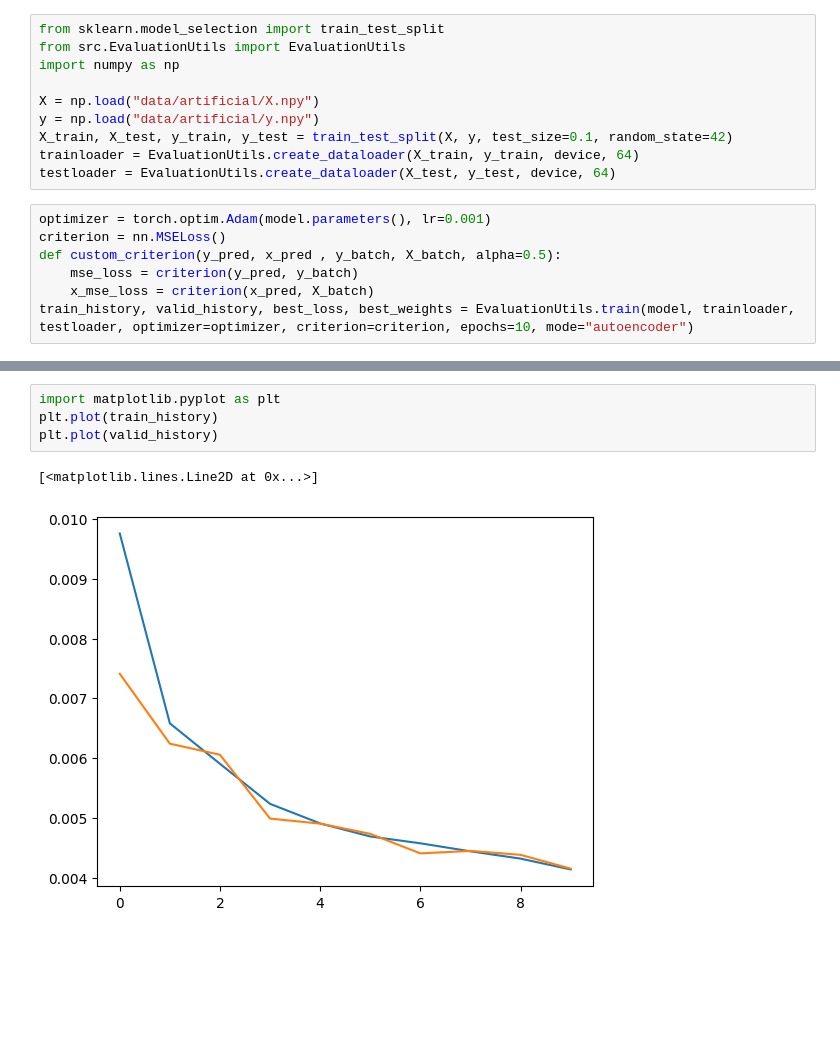
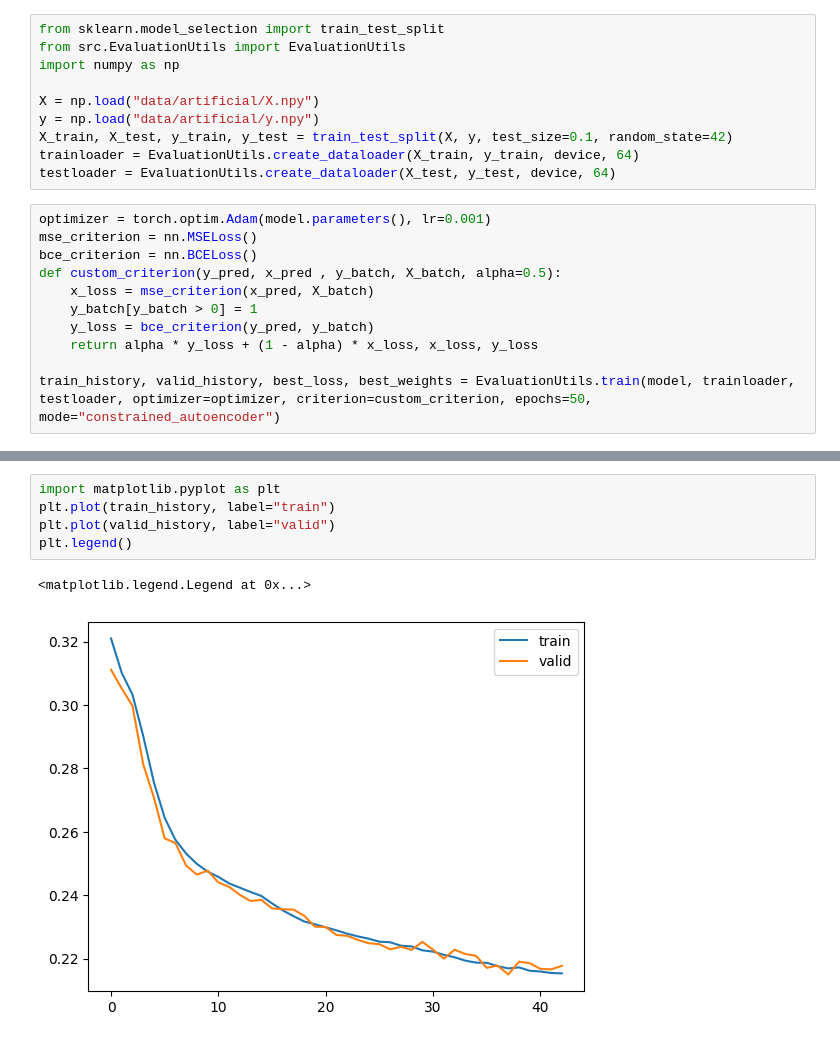
Before and after one commit to erzar0/masters-thesis, a Jupyter notebook: proof_of_concept_dev.ipynb, the cells around one changed output, grey strips where cells are left out. Cells and saved outputs as stored; diff of their text form; blank space fills up the shorter version.

```diff
--- a/proof_of_concept_dev.ipynb
+++ b/proof_of_concept_dev.ipynb
@@ -300,9 +101,13 @@ trainloader = EvaluationUtils.create_dataloader(X_train, y_train, device, 64)
 testloader = EvaluationUtils.create_dataloader(X_test, y_test, device, 64)
 # %%
 optimizer = torch.optim.Adam(model.parameters(), lr=0.001)
-criterion = nn.MSELoss()
+mse_criterion = nn.MSELoss()
+bce_criterion = nn.BCELoss()
 def custom_criterion(y_pred, x_pred , y_batch, X_batch, alpha=0.5):
-    mse_loss = criterion(y_pred, y_batch)
-    x_mse_loss = criterion(x_pred, X_batch)
-train_history, valid_history, best_loss, best_weights = EvaluationUtils.train(model, trainloader, testloader, optimizer=optimizer, criterion=criterion, epochs=10, mode="autoencoder")
+    x_loss = mse_criterion(x_pred, X_batch)
+    y_batch[y_batch > 0] = 1
+    y_loss = bce_criterion(y_pred, y_batch)
+    return alpha * y_loss + (1 - alpha) * x_loss, x_loss, y_loss
+
+train_history, valid_history, best_loss, best_weights = EvaluationUtils.train(model, trainloader, testloader, optimizer=optimizer, criterion=custom_criterion, epochs=50, mode="constrained_autoencoder")
 # %% [output]
@@ -326,10 +131,11 @@ New best model saved.
 # %%
 import matplotlib.pyplot as plt
-plt.plot(train_history)
-plt.plot(valid_history)
+plt.plot(train_history, label="train")
+plt.plot(valid_history, label="valid")
+plt.legend()
 # %% [output]
-[<matplotlib.lines.Line2D at 0x...>]
+<matplotlib.legend.Legend at 0x...>
-[figure, old version]
+[figure, new version]
 # %%
 import matplotlib.pyplot as plt
 
```
Also changed, not shown: parts of 15 cells of this notebook, 7 other files.
